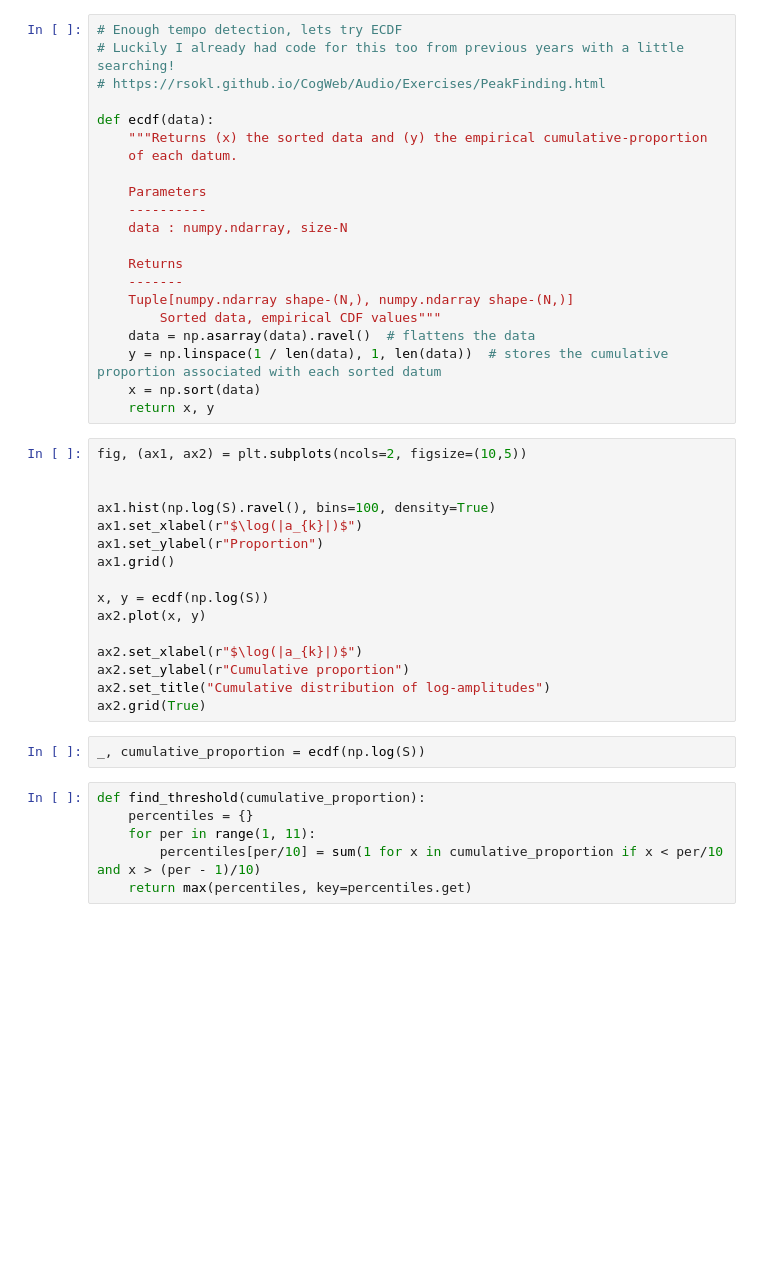
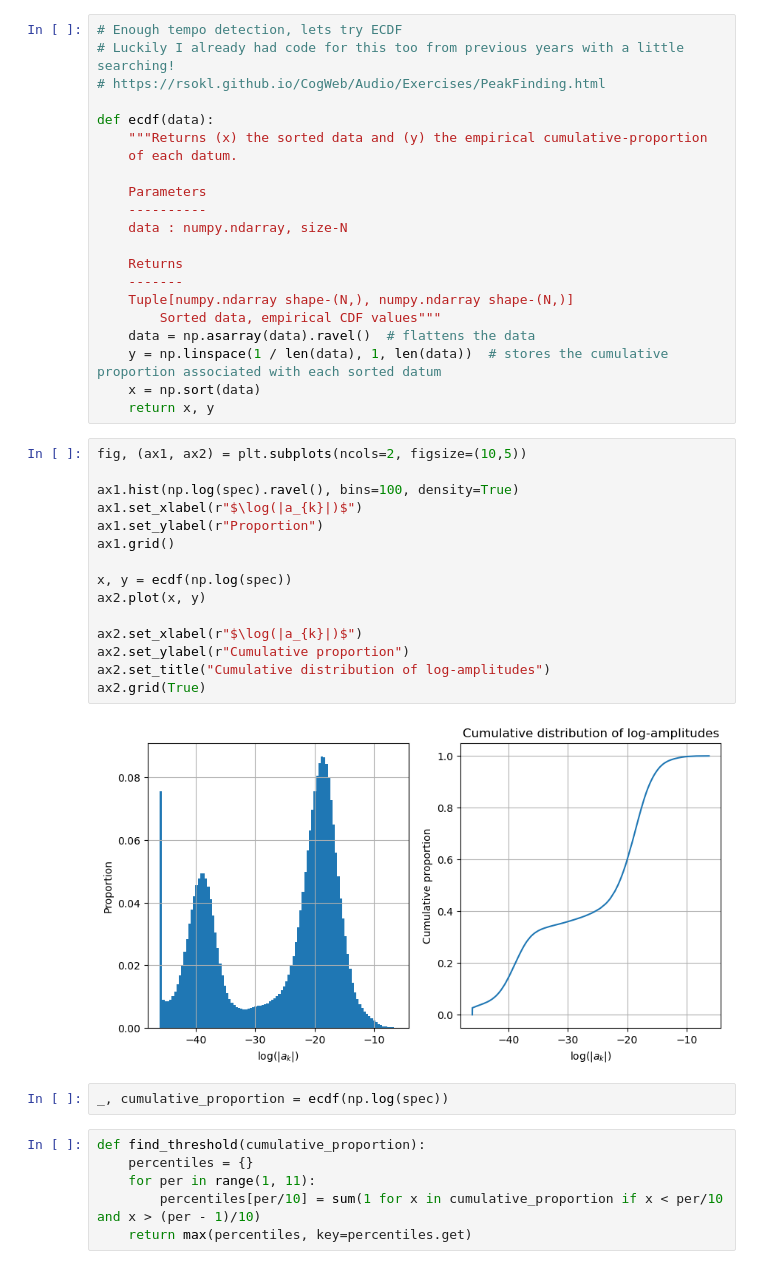
Before and after one commit to Purdue-Artificial-Intelligence-in-Music/Companion-code, a Jupyter notebook: beat_tempo_detection/beatdetectiontest.ipynb, the cells around one changed output. Drawn from its saved outputs; the diff is of its cells as text; blank space fills up the shorter version.

```diff
--- a/beat_tempo_detection/beatdetectiontest.ipynb
+++ b/beat_tempo_detection/beatdetectiontest.ipynb
@@ -323,21 +323,22 @@ def ecdf(data):
 # %%
 fig, (ax1, ax2) = plt.subplots(ncols=2, figsize=(10,5))
 
-
-ax1.hist(np.log(S).ravel(), bins=100, density=True)
+ax1.hist(np.log(spec).ravel(), bins=100, density=True)
 ax1.set_xlabel(r"$\log(|a_{k}|)$")
 ax1.set_ylabel(r"Proportion")
 ax1.grid()
 
-x, y = ecdf(np.log(S))
+x, y = ecdf(np.log(spec))
 ax2.plot(x, y)
 
 ax2.set_xlabel(r"$\log(|a_{k}|)$")
 ax2.set_ylabel(r"Cumulative proportion")
 ax2.set_title("Cumulative distribution of log-amplitudes")
 ax2.grid(True)
+# %% [output]
+[figure, added]
 # %%
-_, cumulative_proportion = ecdf(np.log(S))
+_, cumulative_proportion = ecdf(np.log(spec))
 # %%
 def find_threshold(cumulative_proportion):
     percentiles = {}
```
Also changed, not shown: parts of 3 cells of this notebook, 9 other files.
